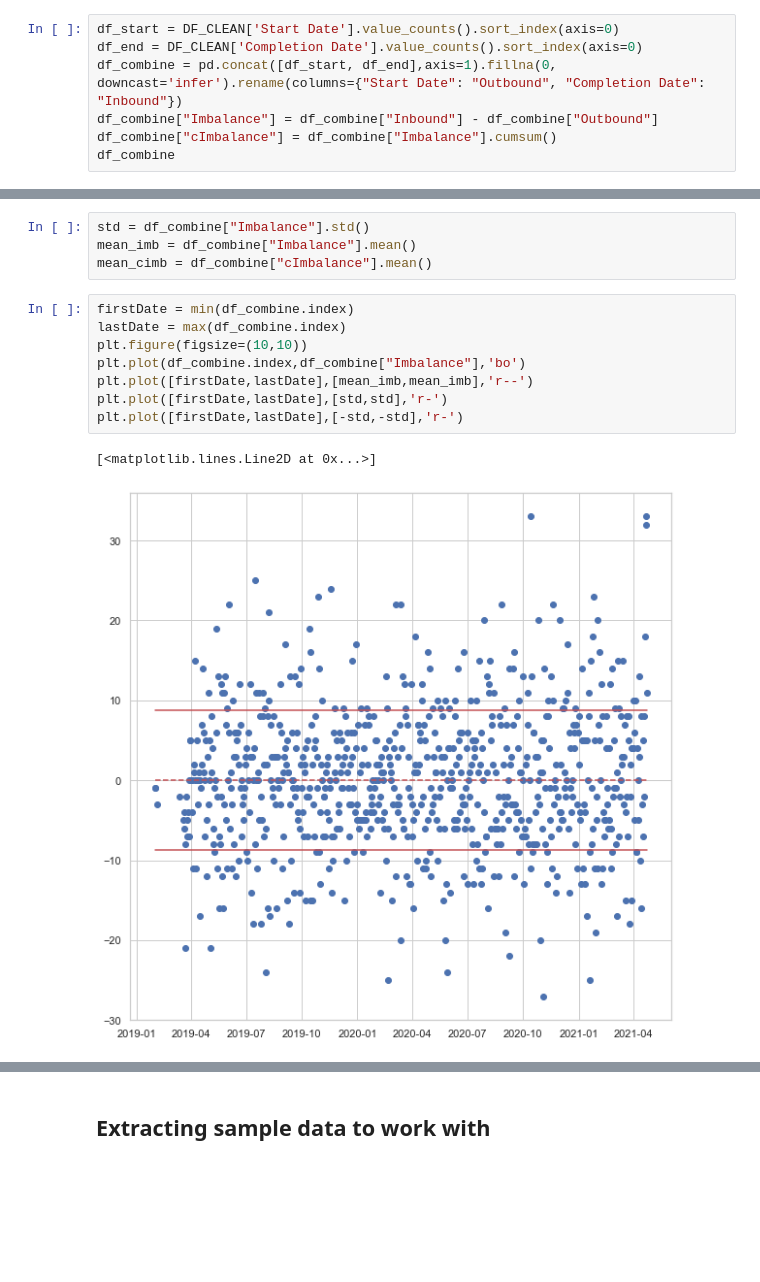
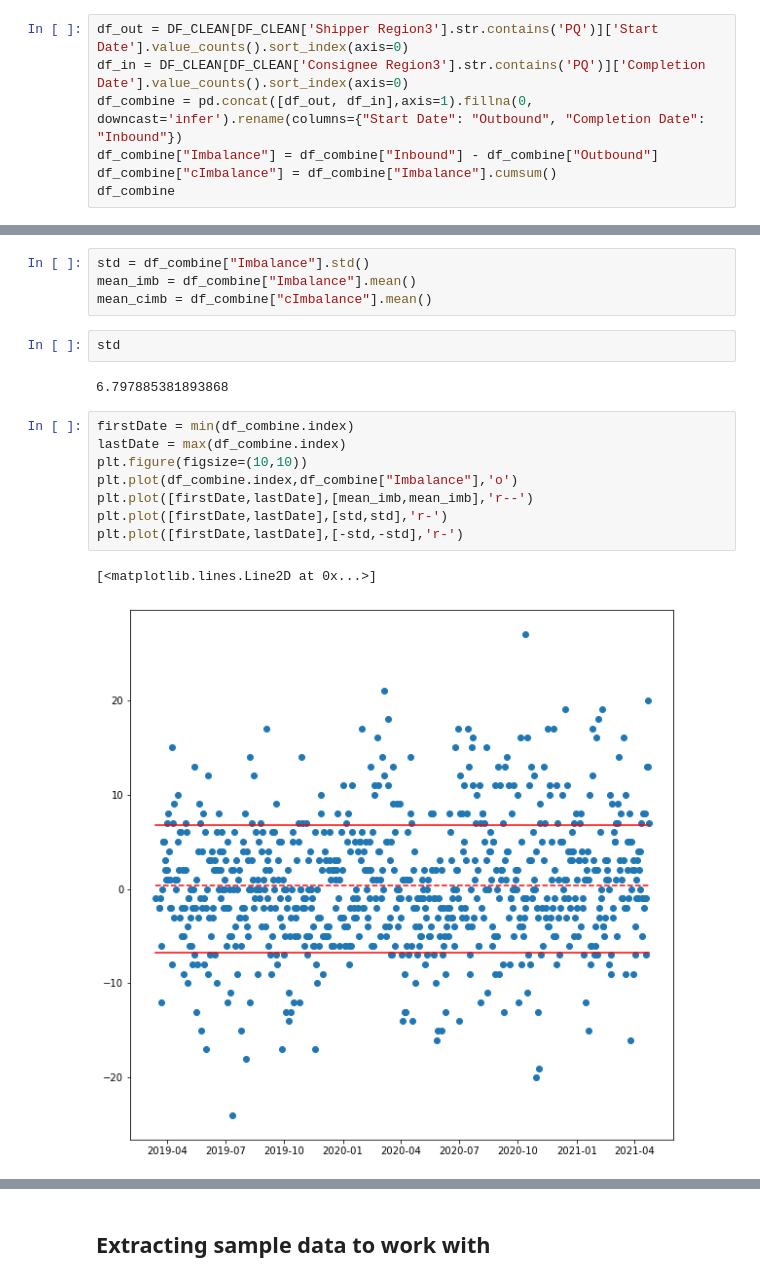
Before and after one commit to tranndt/ml-usra2021-NexusDataChallengeBison, a Jupyter notebook: [05-2021] Nexus Data Challenge/Jason's Notebook.ipynb, the cells around one changed output, grey strips where cells are left out. Drawn from its saved outputs; the diff is of its cells as text; blank space fills up the shorter version.

Commit message:
Fixed outbound-inbound calculations

```diff
--- a/[05-2021] Nexus Data Challenge/Jason's Notebook.ipynb
+++ b/[05-2021] Nexus Data Challenge/Jason's Notebook.ipynb
@@ -110,9 +107,9 @@ DF_CLEAN
 # %%
 # Calculate imbalance, daily and cumulatively. Imbalance = Inbound - Outbound
 # %%
-df_start = DF_CLEAN['Start Date'].value_counts().sort_index(axis=0)
-df_end = DF_CLEAN['Completion Date'].value_counts().sort_index(axis=0)
-df_combine = pd.concat([df_start, df_end],axis=1).fillna(0, downcast='infer').rename(columns={"Start Date": "Outbound", "Completion Date": "Inbound"})
+df_out = DF_CLEAN[DF_CLEAN['Shipper Region3'].str.contains('PQ')]['Start Date'].value_counts().sort_index(axis=0)
+df_in = DF_CLEAN[DF_CLEAN['Consignee Region3'].str.contains('PQ')]['Completion Date'].value_counts().sort_index(axis=0)
+df_combine = pd.concat([df_out, df_in],axis=1).fillna(0, downcast='infer').rename(columns={"Start Date": "Outbound", "Completion Date": "Inbound"})
 df_combine["Imbalance"] = df_combine["Inbound"] - df_combine["Outbound"]
 df_combine["cImbalance"] = df_combine["Imbalance"].cumsum()
 df_combine
@@ -134,14 +131,18 @@ df_combine
 std = df_combine["Imbalance"].std()
 mean_imb = df_combine["Imbalance"].mean()
 mean_cimb = df_combine["cImbalance"].mean()
+# %%
+std
+# %% [output]
+6.797885381893868
 # %%
 firstDate = min(df_combine.index)
 lastDate = max(df_combine.index)
 plt.figure(figsize=(10,10))
-plt.plot(df_combine.index,df_combine["Imbalance"],'bo')
+plt.plot(df_combine.index,df_combine["Imbalance"],'o')
 plt.plot([firstDate,lastDate],[mean_imb,mean_imb],'r--')
 plt.plot([firstDate,lastDate],[std,std],'r-')
 plt.plot([firstDate,lastDate],[-std,-std],'r-')
 # %% [output]
 [<matplotlib.lines.Line2D at 0x...>]
-[figure, old version]
+[figure, new version]
```
Also changed, not shown: parts of 16 cells of this notebook.
